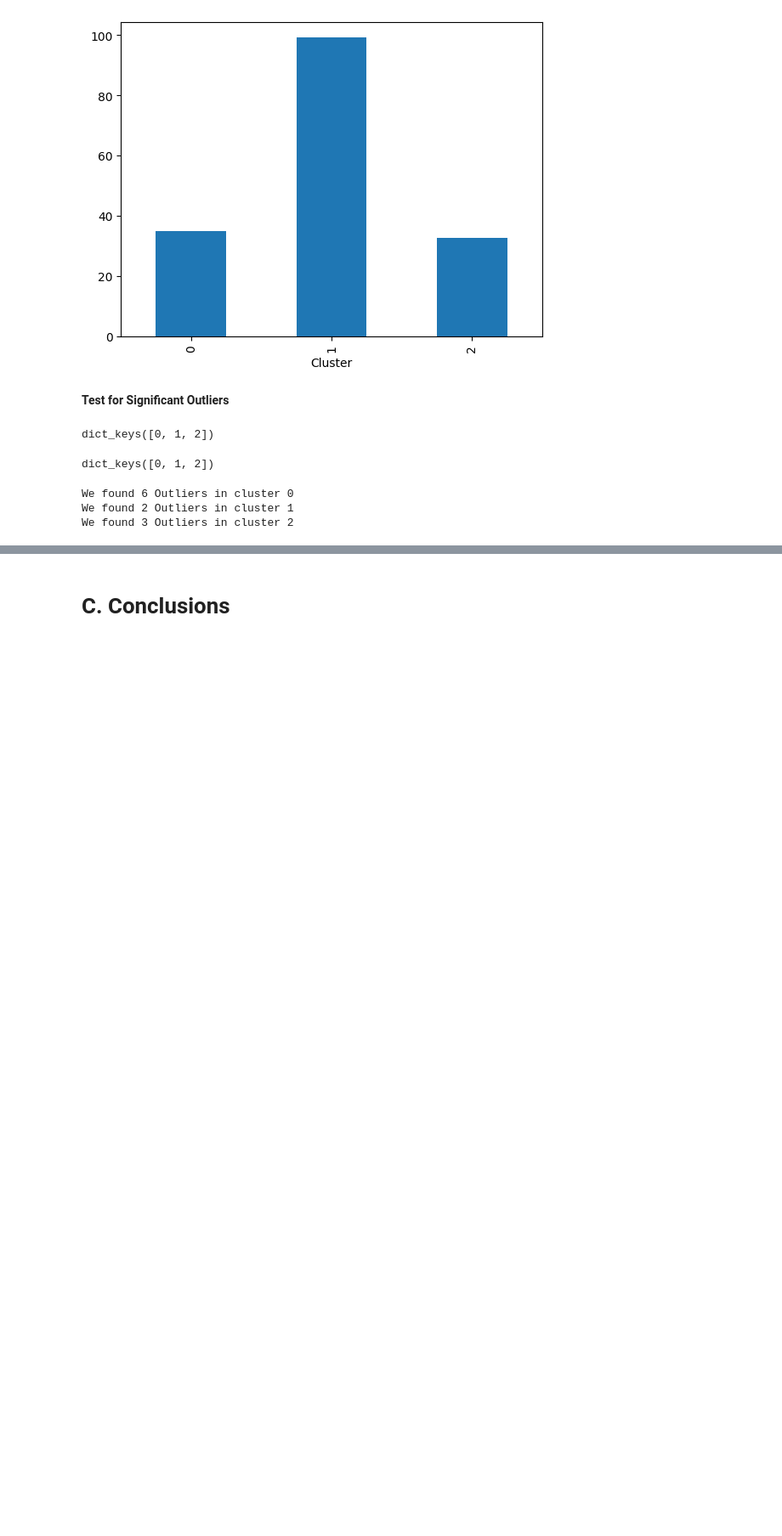
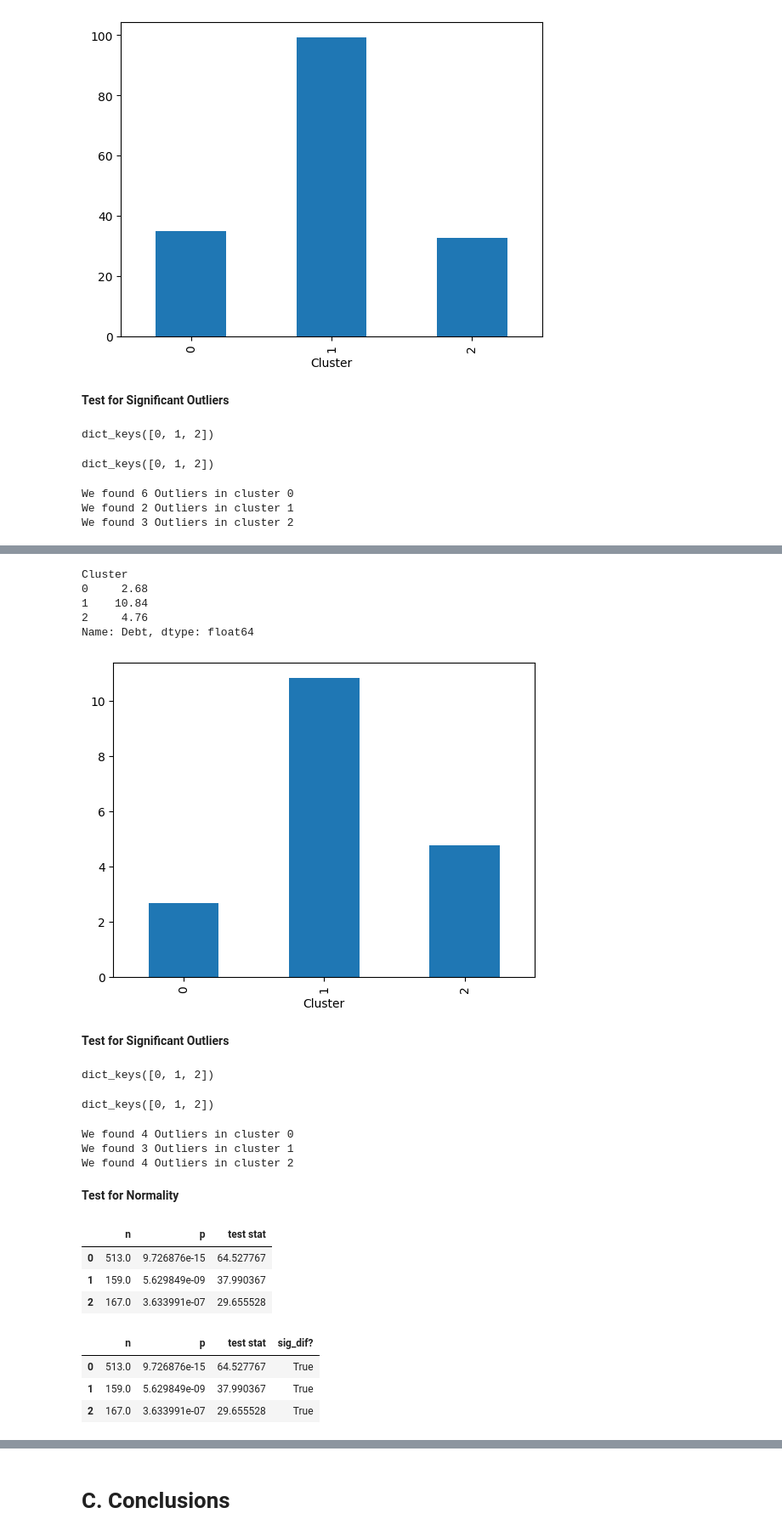
Before and after one commit to edleafvirtual/Project-4-How_to_Market_New_Cards, a Jupyter notebook: Part_B_AB_Testing.ipynb, the cells around one changed output, grey strips where cells are left out. Shown: that part at 85% size. Drawn from its saved outputs; the diff is of its cells as text; code cells hidden in the pictures; blank space fills up the shorter version.

```diff
--- a/Part_B_AB_Testing.ipynb
+++ b/Part_B_AB_Testing.ipynb
@@ -138,0 +232,22 @@ We found 3 Outliers in cluster 2
+# %%
+# Let's have a brief look of income per cluster.
+main_df.groupby('Cluster')['Debt'].mean().plot(kind='bar');
+print(main_df.groupby('Cluster')['Debt'].mean().round(2))
+# %% [output]
+Cluster
+0     2.68
+1    10.84
+2     4.76
+Name: Debt, dtype: float64
+[figure, added]
+# %% [markdown]
+**Test for Significant Outliers**
+# %%
+# Separate the groups.
+groups = {}
+for i in main_df['Cluster'].unique():
+    data = main_df.loc[main_df['Cluster']==i,'Debt'].copy()
+    groups[i] = data
+groups.keys()
+# %% [output]
+dict_keys([0, 1, 2])
@@ -138,0 +257,42 @@ We found 3 Outliers in cluster 2
+# %%
+# Let's call back the keys in region.
+groups.keys()
+# %% [output]
+dict_keys([0, 1, 2])
+# %%
+# Look for outliers to remove them.
+for Cluster, data in groups.items():
+    outliers = np.abs(stats.zscore(data)) > 3
+    print(f'We found', outliers.sum(), 'Outliers in cluster', Cluster)
+    # Remove outliers.
+    data = data.loc[~outliers]
+    groups[Cluster] = data
+# %% [output]
+We found 4 Outliers in cluster 0
+We found 3 Outliers in cluster 1
+We found 4 Outliers in cluster 2
+# %% [markdown]
+**Test for Normality**
+# %%
+# Running normal test on each region.
+norm_results = {}
+for i, data in groups.items():
+    stat, p = stats.normaltest(data)
+    norm_results[i] = {'n': len(data), 'p':p, 'test stat':stat,}
+
+norm_results_df = pd.DataFrame(norm_results).T
+norm_results_df
+# %% [output]
+|  | n | p | test stat |
+| 0 | 513.0 | 9.726876e-15 | 64.527767 |
+| 1 | 159.0 | 5.629849e-09 | 37.990367 |
+| 2 | 167.0 | 3.633991e-07 | 29.655528 |
+# %%
+# Checking sig with pandas.
+norm_results_df['sig_dif?'] = norm_results_df['p'] < .05
+norm_results_df
+# %% [output]
+|  | n | p | test stat | sig_dif? |
+| 0 | 513.0 | 9.726876e-15 | 64.527767 | True |
+| 1 | 159.0 | 5.629849e-09 | 37.990367 | True |
+| 2 | 167.0 | 3.633991e-07 | 29.655528 | True |
```
Also changed, not shown: parts of 25 cells of this notebook.
